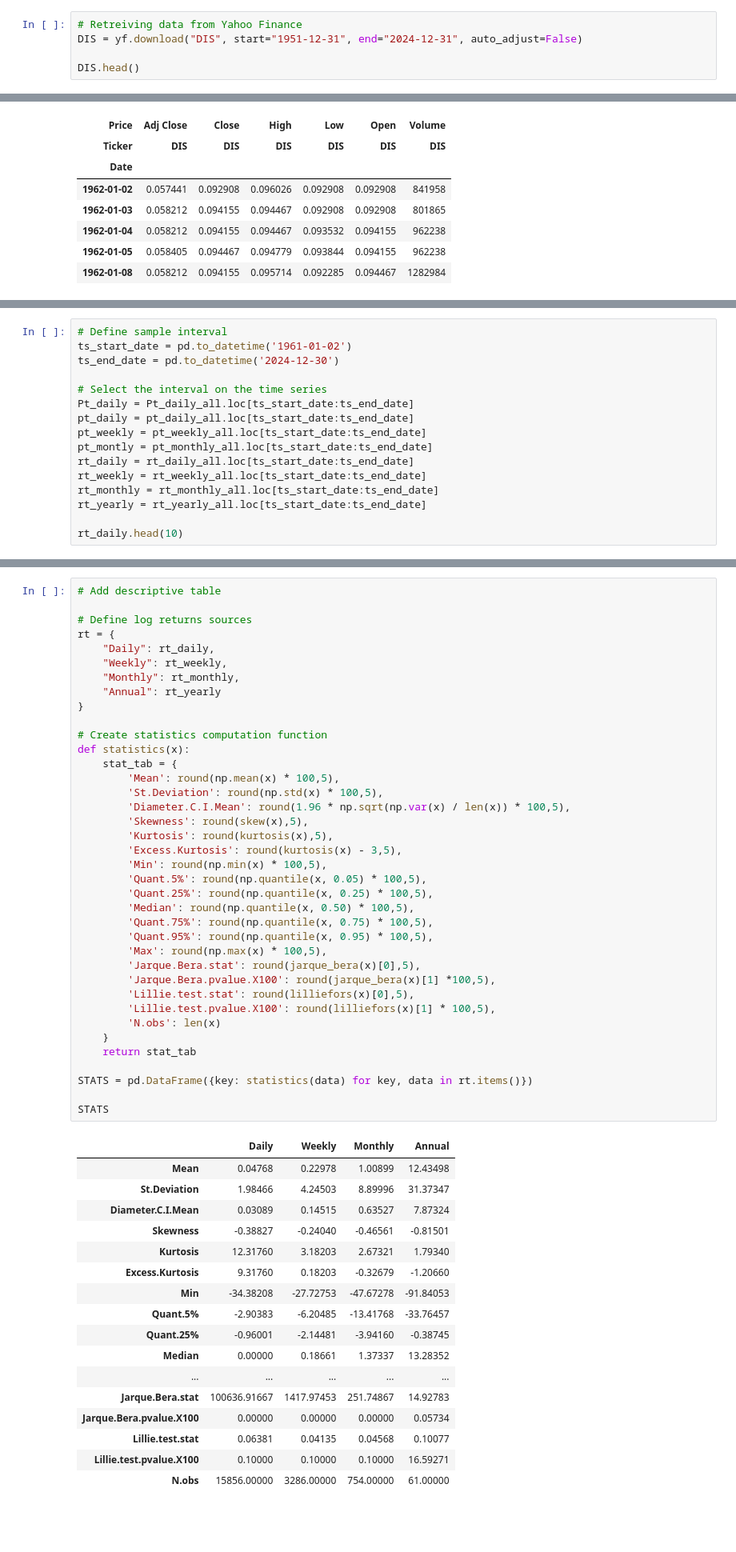
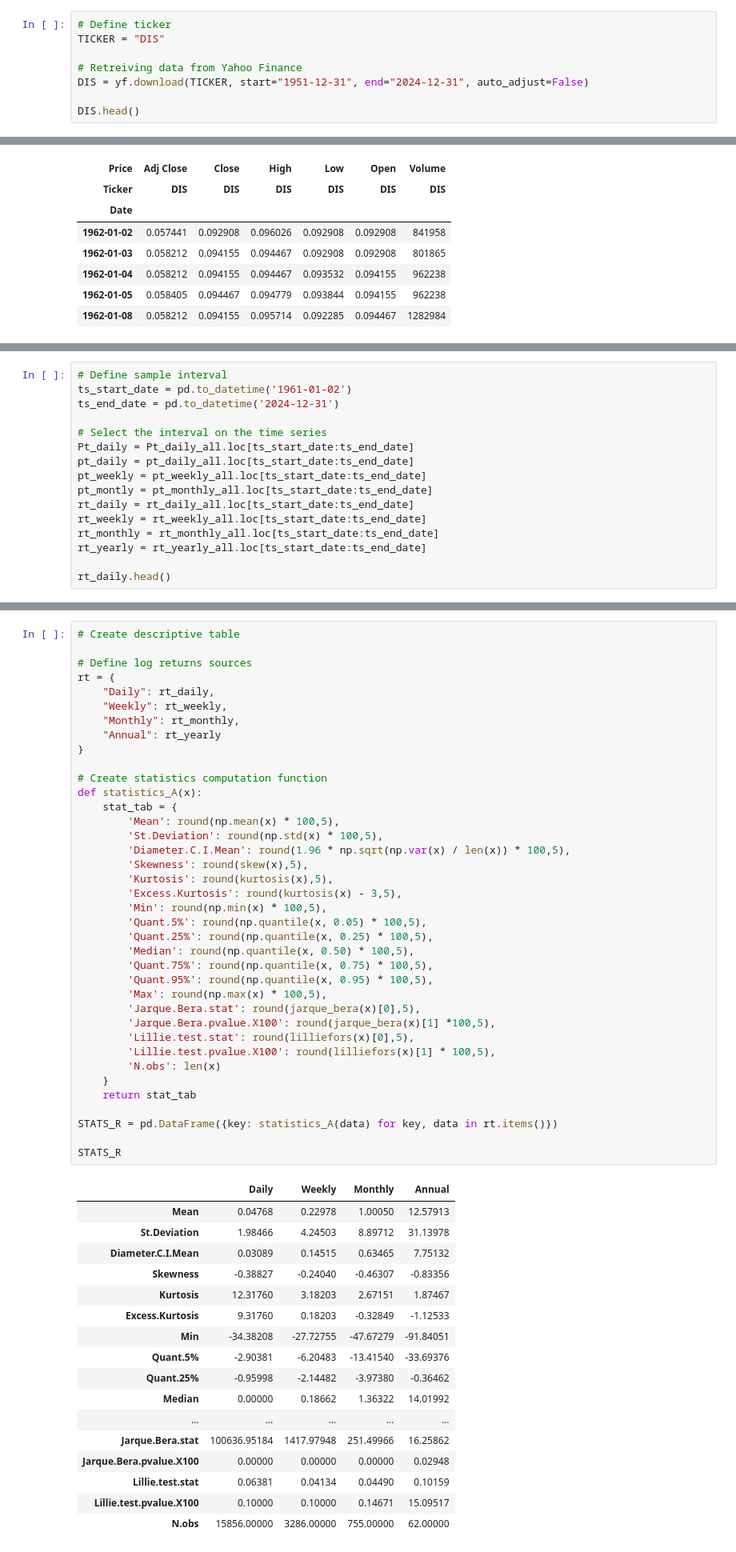
Before and after one commit to VitalityMigo/quant627_finec, a Jupyter notebook: notebook.ipynb, the cells around one changed output, grey strips where cells are left out. Shown at 80% size. Drawn from its saved outputs; the diff is of its cells as text; blank space fills up the shorter version.

```diff
--- a/notebook.ipynb
+++ b/notebook.ipynb
@@ -56,6 +60,9 @@ from arch import arch_model
 # %%
+# Define ticker
+TICKER = "DIS"
+
 # Retreiving data from Yahoo Finance
-DIS = yf.download("DIS", start="1951-12-31", end="2024-12-31", auto_adjust=False)
+DIS = yf.download(TICKER, start="1951-12-31", end="2024-12-31", auto_adjust=False)
 
 DIS.head()
 # %% [output]
@@ -112,7 +119,7 @@ Name: rt.d.all, dtype: float64
 # %%
 # Define sample interval
 ts_start_date = pd.to_datetime('1961-01-02')
-ts_end_date = pd.to_datetime('2024-12-30')
+ts_end_date = pd.to_datetime('2024-12-31')
 
 # Select the interval on the time series
 Pt_daily = Pt_daily_all.loc[ts_start_date:ts_end_date]
@@ -124,6 +131,6 @@ rt_weekly = rt_weekly_all.loc[ts_start_date:ts_end_date]
 rt_monthly = rt_monthly_all.loc[ts_start_date:ts_end_date]
 rt_yearly = rt_yearly_all.loc[ts_start_date:ts_end_date]
 
-rt_daily.head(10)
+rt_daily.head()
 # %% [output]
 Date
@@ -161,7 +163,7 @@ plt.show()
 # %% [output]
 [figure]
 # %%
-# Add descriptive table
+# Create descriptive table
 
 # Define log returns sources
 rt = {
@@ -170,52 +172,52 @@ rt = {
     "Monthly": rt_monthly,
     "Annual": rt_yearly
 }
 
 # Create statistics computation function
-def statistics(x):
+def statistics_A(x):
     stat_tab = {
         'Mean': round(np.mean(x) * 100,5),
         'St.Deviation': round(np.std(x) * 100,5),
         'Diameter.C.I.Mean': round(1.96 * np.sqrt(np.var(x) / len(x)) * 100,5),
         'Skewness': round(skew(x),5),
         'Kurtosis': round(kurtosis(x),5),
         'Excess.Kurtosis': round(kurtosis(x) - 3,5),
         'Min': round(np.min(x) * 100,5),
         'Quant.5%': round(np.quantile(x, 0.05) * 100,5),
         'Quant.25%': round(np.quantile(x, 0.25) * 100,5),
         'Median': round(np.quantile(x, 0.50) * 100,5),
         'Quant.75%': round(np.quantile(x, 0.75) * 100,5),
         'Quant.95%': round(np.quantile(x, 0.95) * 100,5),
         'Max': round(np.max(x) * 100,5),
         'Jarque.Bera.stat': round(jarque_bera(x)[0],5),
         'Jarque.Bera.pvalue.X100': round(jarque_bera(x)[1] *100,5),
         'Lillie.test.stat': round(lilliefors(x)[0],5),
         'Lillie.test.pvalue.X100': round(lilliefors(x)[1] * 100,5),
         'N.obs': len(x)
     }
     return stat_tab
 
-STATS = pd.DataFrame({key: statistics(data) for key, data in rt.items()})
+STATS_R = pd.DataFrame({key: statistics_A(data) for key, data in rt.items()})
 
-STATS
+STATS_R
 # %% [output]
 |  | Daily | Weekly | Monthly | Annual |
-| Mean | 0.04768 | 0.22978 | 1.00899 | 12.43498 |
-| St.Deviation | 1.98466 | 4.24503 | 8.89996 | 31.37347 |
-| Diameter.C.I.Mean | 0.03089 | 0.14515 | 0.63527 | 7.87324 |
-| Skewness | -0.38827 | -0.24040 | -0.46561 | -0.81501 |
-| Kurtosis | 12.31760 | 3.18203 | 2.67321 | 1.79340 |
-| Excess.Kurtosis | 9.31760 | 0.18203 | -0.32679 | -1.20660 |
-| Min | -34.38208 | -27.72753 | -47.67278 | -91.84053 |
-| Quant.5% | -2.90383 | -6.20485 | -13.41768 | -33.76457 |
-| Quant.25% | -0.96001 | -2.14481 | -3.94160 | -0.38745 |
-| Median | 0.00000 | 0.18661 | 1.37337 | 13.28352 |
+| Mean | 0.04768 | 0.22978 | 1.00050 | 12.57913 |
+| St.Deviation | 1.98466 | 4.24503 | 8.89712 | 31.13978 |
+| Diameter.C.I.Mean | 0.03089 | 0.14515 | 0.63465 | 7.75132 |
+| Skewness | -0.38827 | -0.24040 | -0.46307 | -0.83356 |
+| Kurtosis | 12.31760 | 3.18203 | 2.67151 | 1.87467 |
+| Excess.Kurtosis | 9.31760 | 0.18203 | -0.32849 | -1.12533 |
+| Min | -34.38208 | -27.72755 | -47.67279 | -91.84051 |
+| Quant.5% | -2.90381 | -6.20483 | -13.41540 | -33.69376 |
+| Quant.25% | -0.95998 | -2.14482 | -3.97380 | -0.36462 |
+| Median | 0.00000 | 0.18662 | 1.36322 | 14.01992 |
 | ... | ... | ... | ... | ... |
-| Jarque.Bera.stat | 100636.91667 | 1417.97453 | 251.74867 | 14.92783 |
-| Jarque.Bera.pvalue.X100 | 0.00000 | 0.00000 | 0.00000 | 0.05734 |
-| Lillie.test.stat | 0.06381 | 0.04135 | 0.04568 | 0.10077 |
-| Lillie.test.pvalue.X100 | 0.10000 | 0.10000 | 0.10000 | 16.59271 |
-| N.obs | 15856.00000 | 3286.00000 | 754.00000 | 61.00000 |
+| Jarque.Bera.stat | 100636.95184 | 1417.97948 | 251.49966 | 16.25862 |
+| Jarque.Bera.pvalue.X100 | 0.00000 | 0.00000 | 0.00000 | 0.02948 |
+| Lillie.test.stat | 0.06381 | 0.04134 | 0.04490 | 0.10159 |
+| Lillie.test.pvalue.X100 | 0.10000 | 0.10000 | 0.14671 | 15.09517 |
+| N.obs | 15856.00000 | 3286.00000 | 755.00000 | 62.00000 |
 # %% [markdown]
 #### Stylized Fact 1: Prices are non-stationary
 # %%
```
Also changed, not shown: parts of 57 cells of this notebook.
